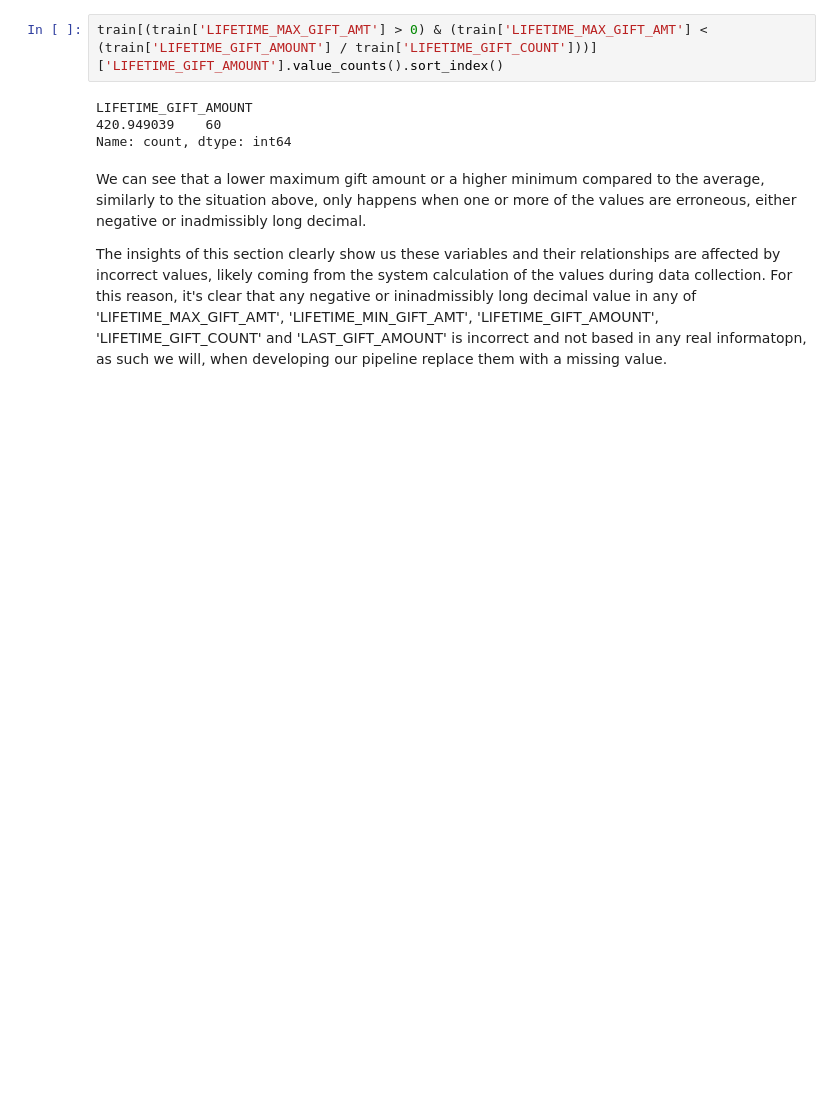
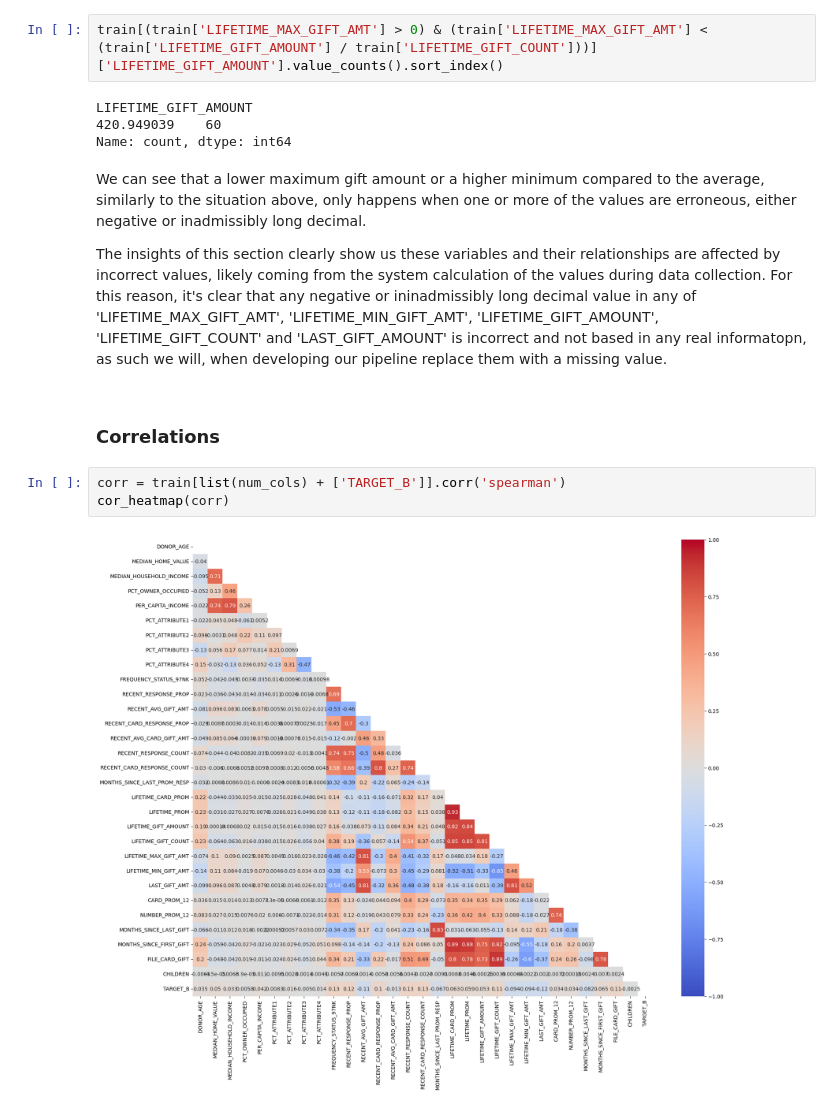
Before and after one commit to Dinis239/DM2_Project, a Jupyter notebook: EDA/00_EDA_Dinis.ipynb, the cells around one changed output. Cells and saved outputs as stored; diff of their text form; blank space fills up the shorter version.

```diff
--- a/EDA/00_EDA_Dinis.ipynb
+++ b/EDA/00_EDA_Dinis.ipynb
@@ -607,3 +690,10 @@ LIFETIME_GIFT_AMOUNT
 Name: count, dtype: int64
 # %% [markdown]
 We can see that a lower maximum gift amount or a higher minimum compared to the average, similarly to the situation above, only happens when one or more of the values are erroneous, either negative or inadmissibly long decimal. <p> The insights of this section clearly show us these variables and their relationships are affected by incorrect values, likely coming from the system calculation of the values during data collection. For this reason, it's clear that any negative or ininadmissibly long decimal value in any of 'LIFETIME_MAX_GIFT_AMT', 'LIFETIME_MIN_GIFT_AMT', 'LIFETIME_GIFT_AMOUNT', 'LIFETIME_GIFT_COUNT' and 'LAST_GIFT_AMOUNT' is incorrect and not based in any real informatopn, as such we will, when developing our pipeline replace them with a missing value.
+# %% [markdown]
+### Correlations
+# %%
+corr = train[list(num_cols) + ['TARGET_B']].corr('spearman')
+cor_heatmap(corr)
+# %% [output]
+[figure, added]
```
Also changed, not shown: parts of 16 cells of this notebook.
